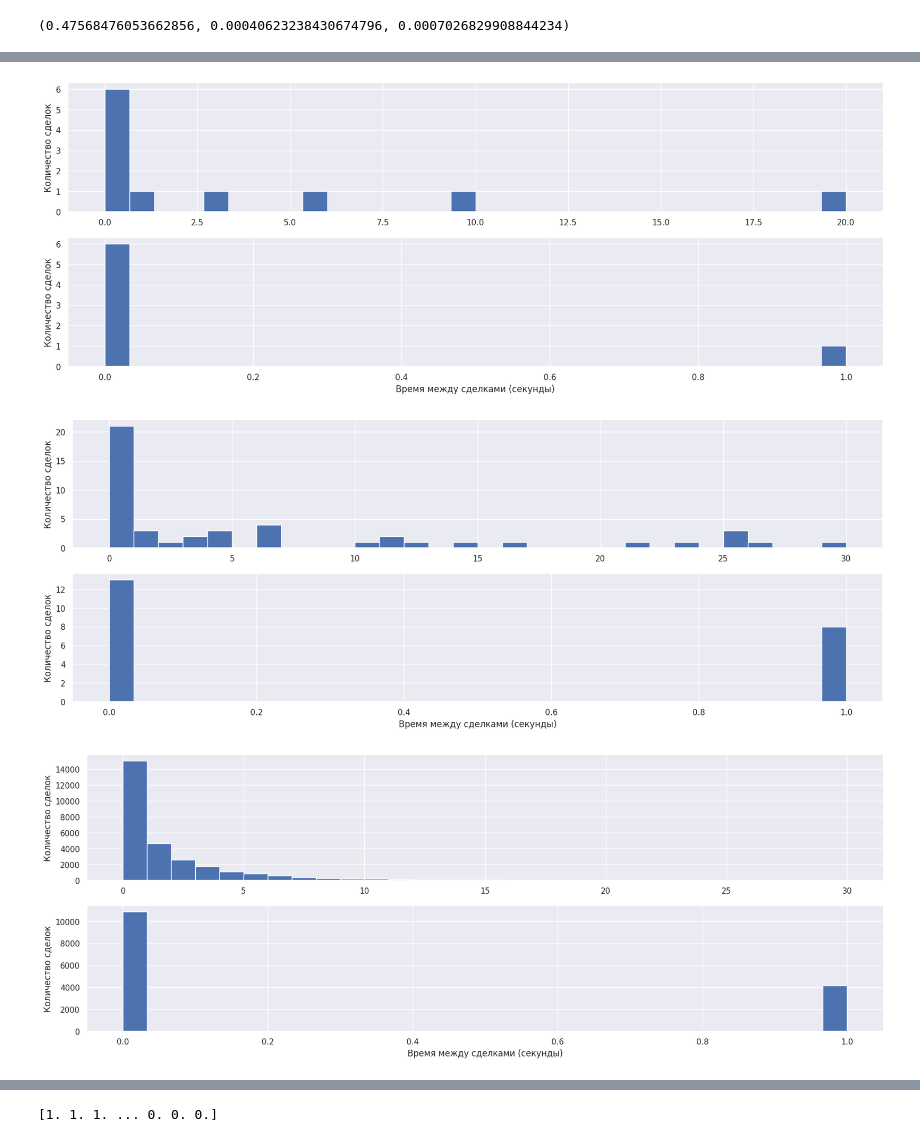
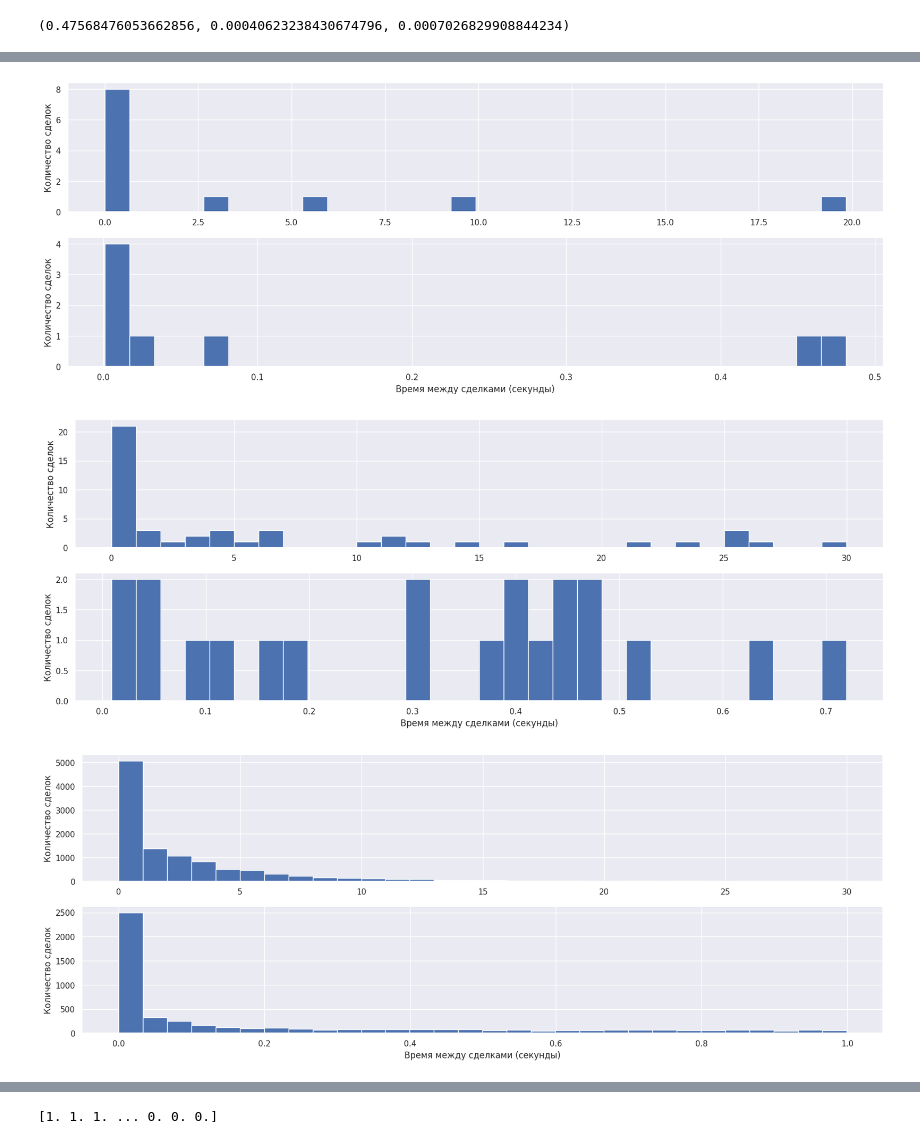
Before and after one commit to VsevolodZaostrovsky/OWModel, a Jupyter notebook: New data/coefs anal/coefsOWnew.ipynb, the cells around one changed output, grey strips where cells are left out. Saved outputs shown, nothing was run; the diff lists cells and outputs as text; code cells hidden in the pictures.

```diff
--- a/New data/coefs anal/coefsOWnew.ipynb
+++ b/New data/coefs anal/coefsOWnew.ipynb
@@ -175,30 +175,38 @@ for index, row in df.iterrows():
 df = df.reset_index()
 df = df.drop(["index"], axis=1)
 # %%
-directory = "data/SE/"
+directory = "data/CU/03.03.2021/"
 files = os.listdir(directory)
 fout = open("output.txt", mode="w+")
 listoflistq = []
 #, 1e-4, 1e-3, 1e-2, 0.1, 0.3, 0.4, 0.5, 0.75, 1.0, 0.9
-for delta in [0.1]:
+for delta in [1., 2.]:
     listQuadras = []
     for file in files:
         if(file.endswith(".csv")):
             print("data/"+file)
             df = pd.read_csv(directory + file)
-            # df["AskAfter"] = df["AskAfter"] / np.mean(df["AskAfter"])
-            # df["AskBefore"] = df["AskBefore"] / np.mean(df["AskBefore"])
-            # df["AskAfterMany"] = df["AskAfterMany"] / np.mean(df["AskAfterMany"])
-            # df["AskBeforeMany"] = df["AskBeforeMany"] / np.mean(df["AskBeforeMany"])
+            df["Time"] = df["Time"] / 60
+            # df = df[df["AskAfter"] - df["AskBefore"] >=0 ]
+
+            if abs(delta - 2) < 0.5:
+                df["AskAfter"] = df["AskAfter"] / np.mean(df["AskAfter"])
+                df["AskBefore"] = df["AskBefore"] / np.mean(df["AskBefore"])
+                df["AskAfterMany"] = df["AskAfterMany"] / np.mean(df["AskAfterMany"])
+                df["AskBeforeMany"] = df["AskBeforeMany"] / np.mean(df["AskBeforeMany"])
+
+
             max = len(df)
-            for index, row in df.iterrows():
-                if index < max - 1 and abs(df.loc[index, 'Time'] - df.loc[index + 1, 'Time']) < delta:
-                    df.loc[index + 1, 'Volume'] = df.loc[index + 1, 'Volume'] + df.loc[index, 'Volume']
-                    df.loc[index + 1, 'AskBefore'] = df.loc[index, 'AskBefore']
-                    df = df.drop([index])
-            df = df.reset_index()
-            df = df.drop(["index"], axis=1)
-            df = df[df["AskAfter"] - df["AskBefore"] >=0 ]
+            # for index, row in df.iterrows():
+            #     if index < max - 1 and abs(df.loc[index, 'Time'] - df.loc[index + 1, 'Time']) < delta:
+            #         df.loc[index + 1, 'Volume'] = df.loc[index + 1, 'Volume'] + df.loc[index, 'Volume']
+            #         df.loc[index + 1, 'AskBefore'] = df.loc[index, 'AskBefore']
+            #         df = df.drop([index])
+            # df = df.reset_index()
+            # df = df.drop(["index"], axis=1)
+
+            # df = df[df["AskAfter"] - df["AskBefore"] >=0 ]
+
             lil = len(df[df["AskAfter"] - df["AskBefore"] <=0 ])
             me = np.mean(df["Volume"])
             spikes = len(df[((df["AskAfter"] - df["AskBefore"] > 0) & (df["Volume"] < me))])
@@ -212,7 +220,7 @@ for delta in [0.1]:
                 [
                 delta,
                 file[:-6],
-                max
+                len(df)
                 ,total
                 ,lil/len(df)
                 ,vol
@@ -724,7 +699,7 @@ for file in files:
         # print("data/"+file)
         df = pd.read_csv(directory + file)
         fig, axs = plt.subplots(nrows= 2, ncols= 1 )
-        dts = np.diff(df["Time"])
+        dts = abs(np.diff(df["Time"]))
 
         #add title
         # fig. suptitle('Распределение времени между соседними ордерами для ' + file[:-4])
@@ -742,3 +717,3 @@ for file in files:
-[figure, old version]
+[figure, new version]
-[figure, old version]
+[figure, new version]
-[figure, old version]
+[figure, new version]
```
Also changed, not shown: parts of 4 cells of this notebook, 29 other files.
